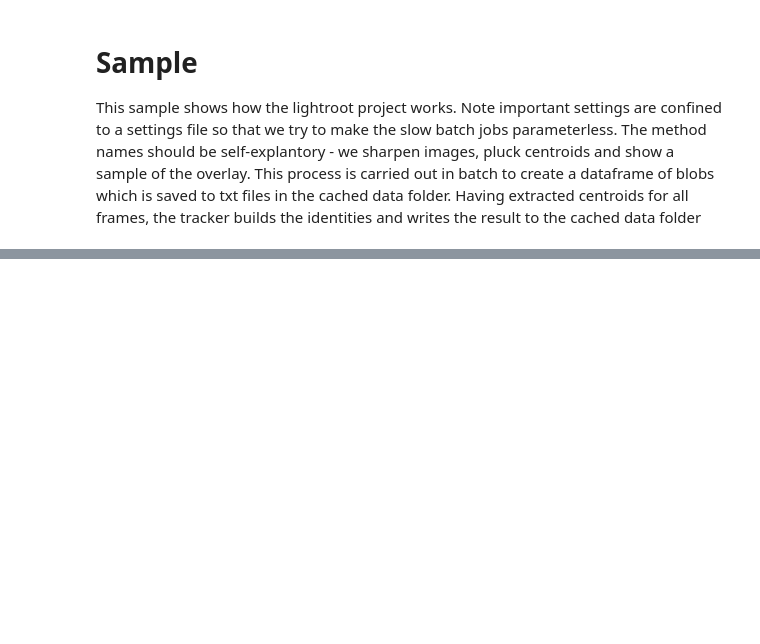
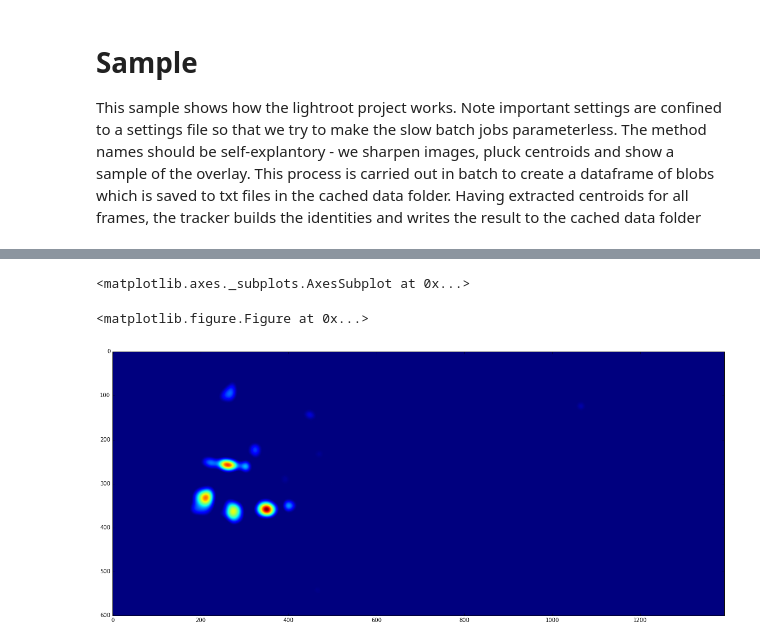
Before and after one commit to GiovanniSena/LSFM-CYCB_analysis, a Jupyter notebook: sample.ipynb, the cells around one changed output, grey strips where cells are left out. Cells and saved outputs as stored; diff of their text form; code cells hidden in the pictures; blank space fills up the shorter version.

```diff
--- a/sample.ipynb
+++ b/sample.ipynb
@@ -13,7 +20,11 @@ stack = lightroot.io.get_stack(sample_time_frame)
 # %%
 #blobs=lightroot.blobs.detect(stack) does the following steps
 stack = lightroot.blobs.sharpen(stack)
-#lightroot.io.plotimg(stack)
+lightroot.io.plotimg(stack)
+# %% [output]
+<matplotlib.axes._subplots.AxesSubplot at 0x...>
+<matplotlib.figure.Figure at 0x...>
+[figure, added]
 # %%
 stack = lightroot.blobs.blob_labels(stack)
 blobs = lightroot.blobs.blob_centroids(stack)
```
Also changed, not shown: parts of 3 cells of this notebook, 4 other files.
